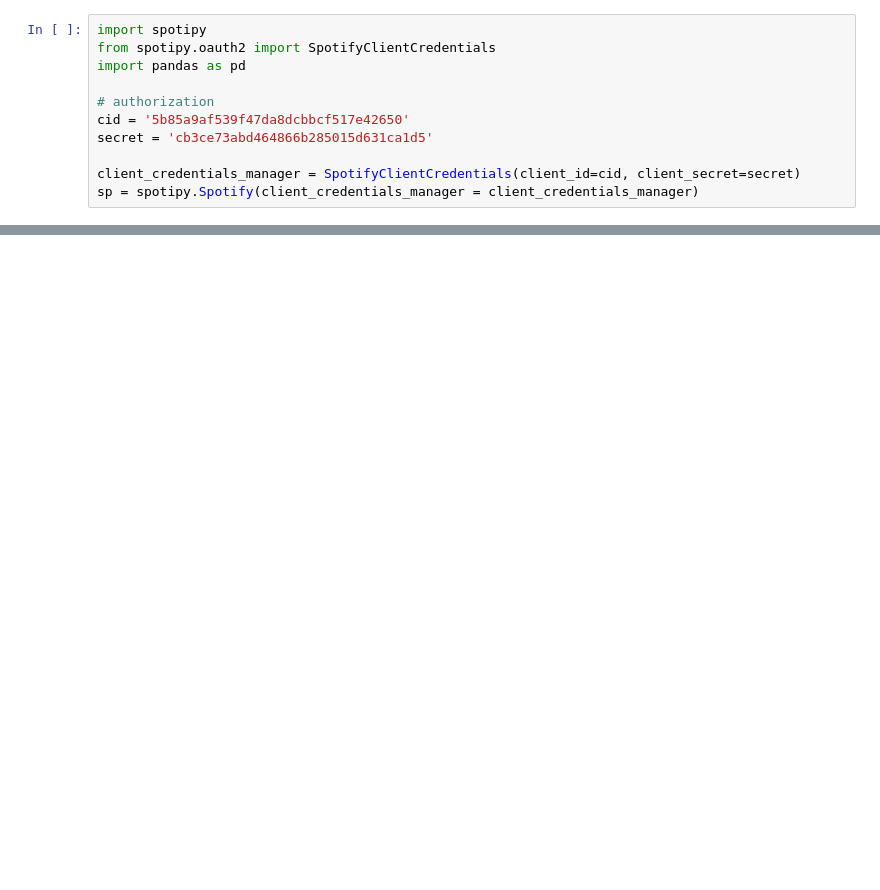
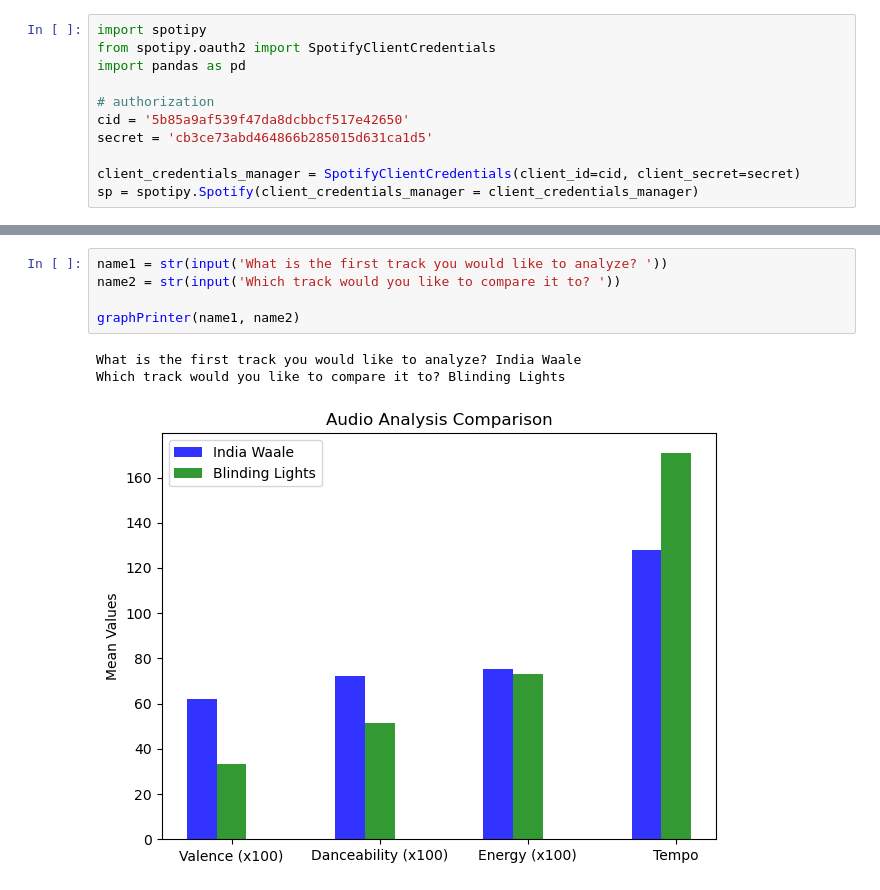
Before and after one commit to ruchanandha/tunes, a Jupyter notebook: Testing.ipynb, the cells around one changed output, grey strips where cells are left out. Cells and saved outputs as stored; diff of their text form; blank space fills up the shorter version.

```diff
--- a/Testing.ipynb
+++ b/Testing.ipynb
@@ -69,0 +148,9 @@ hungryGuysRadio.head(13)
+# %%
+name1 = str(input('What is the first track you would like to analyze? '))
+name2 = str(input('Which track would you like to compare it to? '))
+
+graphPrinter(name1, name2)
+# %% [output]
+What is the first track you would like to analyze? India Waale
+Which track would you like to compare it to? Blinding Lights
+[figure, added]
```
Also changed, not shown: parts of 5 cells of this notebook.
